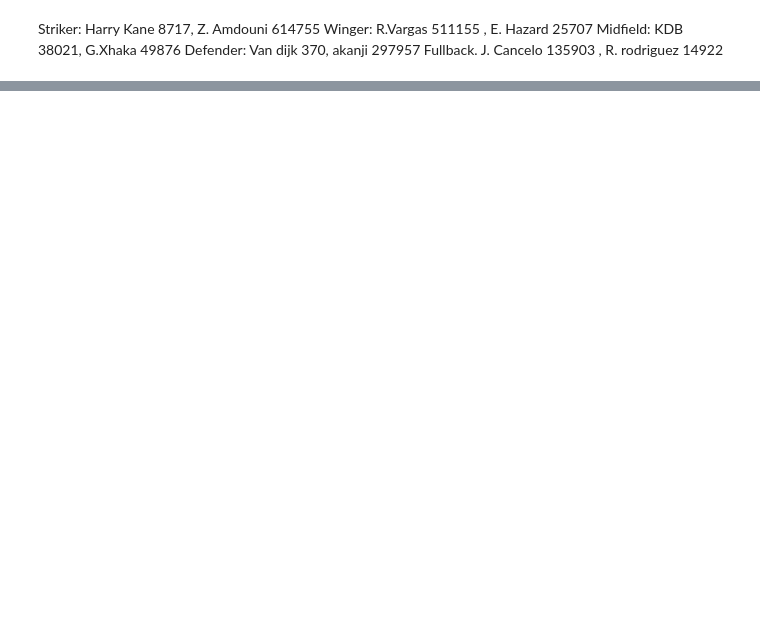
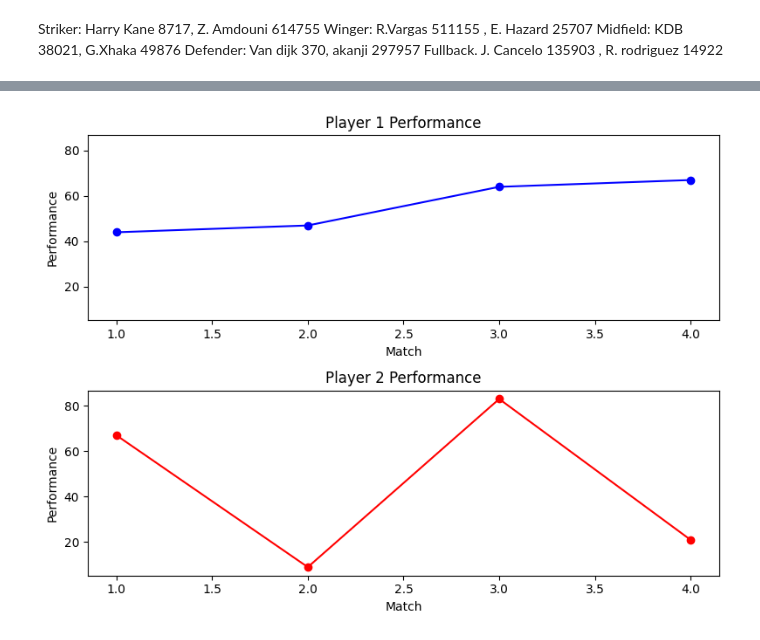
Before and after one commit to Rui1818/player_index, a Jupyter notebook: performances.ipynb, the cells around one changed output, grey strips where cells are left out. Cells and saved outputs as stored; diff of their text form; code cells hidden in the pictures; blank space fills up the shorter version.

```diff
--- a/performances.ipynb
+++ b/performances.ipynb
@@ -172,0 +219,28 @@ Midfield:
+# %%
+np.random.seed(0)  # for reproducibility
+num_matches = 4
+num_players = 2
+
+# Random performance vectors for each player
+player1_data = np.random.randint(0, 100, size=(num_matches, ))
+player2_data = np.random.randint(0, 100, size=(num_matches, ))
+
+# Plotting
+fig, axs = plt.subplots(num_players, 1, sharey=True, figsize=(8, 6))
+
+# Plot for Player 1
+axs[0].plot(range(1, num_matches + 1), player1_data, marker='o', color='b')
+axs[0].set_title('Player 1 Performance')
+axs[0].set_xlabel('Match')
+axs[0].set_ylabel('Performance')
+
+# Plot for Player 2
+axs[1].plot(range(1, num_matches + 1), player2_data, marker='o', color='r')
+axs[1].set_title('Player 2 Performance')
+axs[1].set_xlabel('Match')
+axs[1].set_ylabel('Performance')
+
+plt.tight_layout()
+plt.show()
+# %% [output]
+[figure, added]
```
Also changed, not shown: parts of 24 cells of this notebook, 13 other files.
